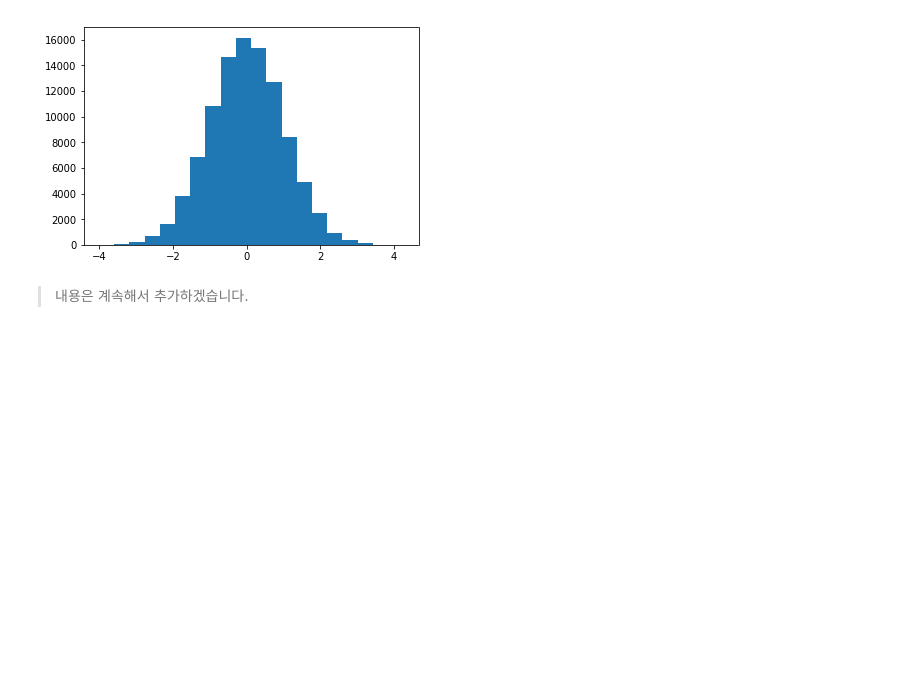
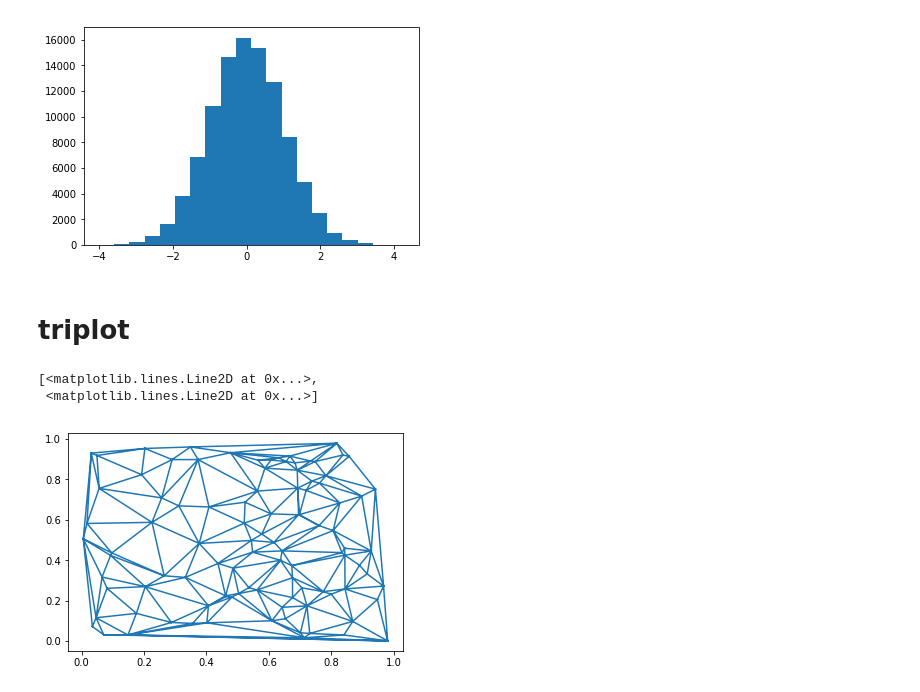
Before and after one commit to partrita/partrita.github.io, a Jupyter notebook: posts/matplotlib-examples.ipynb, the cells around one changed output. Drawn from its saved outputs; the diff is of its cells as text; code cells hidden in the pictures; blank space fills up the shorter version.

```diff
--- a/posts/matplotlib-examples.ipynb
+++ b/posts/matplotlib-examples.ipynb
@@ -193,5 +230,17 @@ ax.hist(x, bins=n_bins)
 plt.show()
 # %% [output]
 [figure]
-# %% [markdown]
-> 내용은 계속해서 추가하겠습니다.
+# %% [markdown]
+# triplot
+# %%
+import matplotlib.tri as tri
+
+data = np.random.rand(100,2)
+
+triangles = tri.Triangulation(data[:,0],data[:,1])
+
+plt.triplot(triangles)
+# %% [output]
+[<matplotlib.lines.Line2D at 0x...>,
+ <matplotlib.lines.Line2D at 0x...>]
+[figure, added]
```
Also changed, not shown: parts of 22 cells of this notebook, 12 other files.
